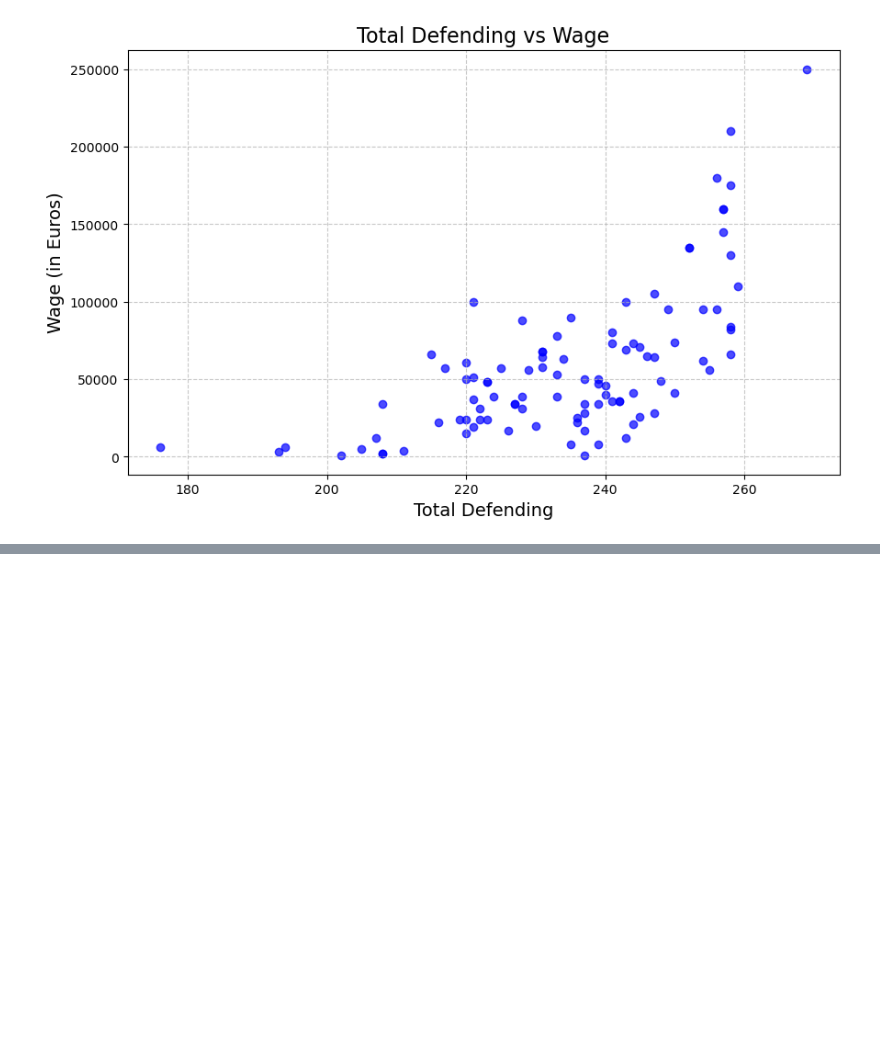
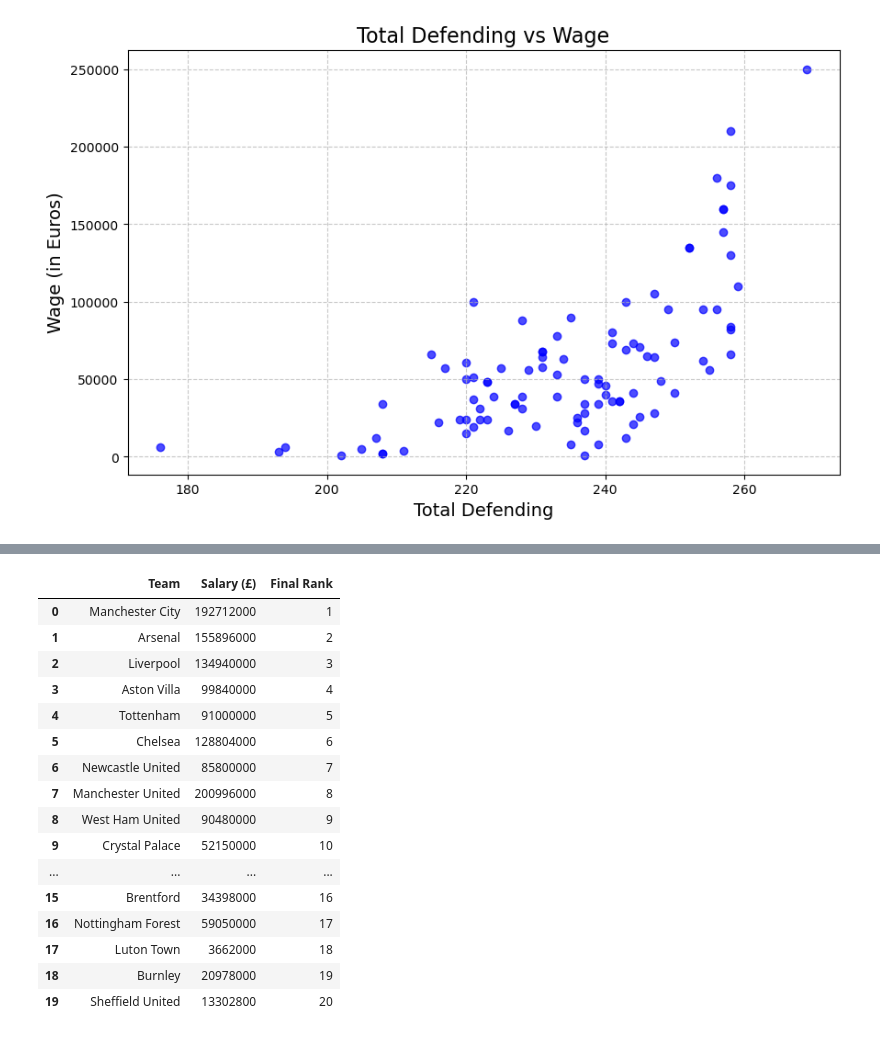
Before and after one commit to choimin0221/data-analytic-programming, a Jupyter notebook: exam1.ipynb, the cells around one changed output, grey strips where cells are left out. Saved outputs shown, nothing was run; the diff lists cells and outputs as text; code cells hidden in the pictures; blank space fills up the shorter version.

```diff
--- a/exam1.ipynb
+++ b/exam1.ipynb
@@ -226,0 +351,21 @@ else:
+# %%
+df = pd.read_csv('Salary_by_Team_Rank.csv')
+df
+# %% [output]
+|  | Team | Salary (£) | Final Rank |
+| 0 | Manchester City | 192712000 | 1 |
+| 1 | Arsenal | 155896000 | 2 |
+| 2 | Liverpool | 134940000 | 3 |
+| 3 | Aston Villa | 99840000 | 4 |
+| 4 | Tottenham | 91000000 | 5 |
+| 5 | Chelsea | 128804000 | 6 |
+| 6 | Newcastle United | 85800000 | 7 |
+| 7 | Manchester United | 200996000 | 8 |
+| 8 | West Ham United | 90480000 | 9 |
+| 9 | Crystal Palace | 52150000 | 10 |
+| ... | ... | ... | ... |
+| 15 | Brentford | 34398000 | 16 |
+| 16 | Nottingham Forest | 59050000 | 17 |
+| 17 | Luton Town | 3662000 | 18 |
+| 18 | Burnley | 20978000 | 19 |
+| 19 | Sheffield United | 13302800 | 20 |
```
Also changed, not shown: parts of 6 cells of this notebook.
